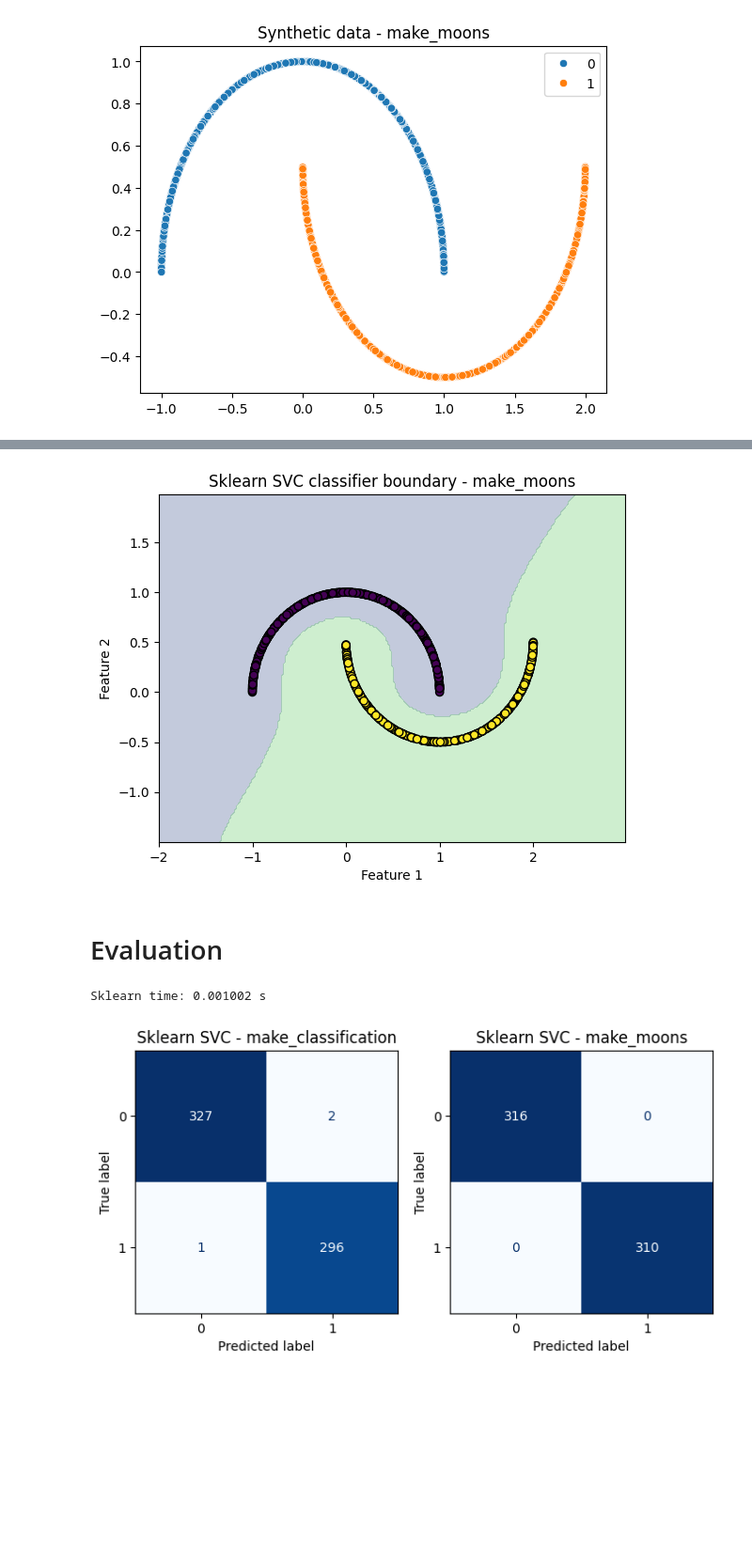
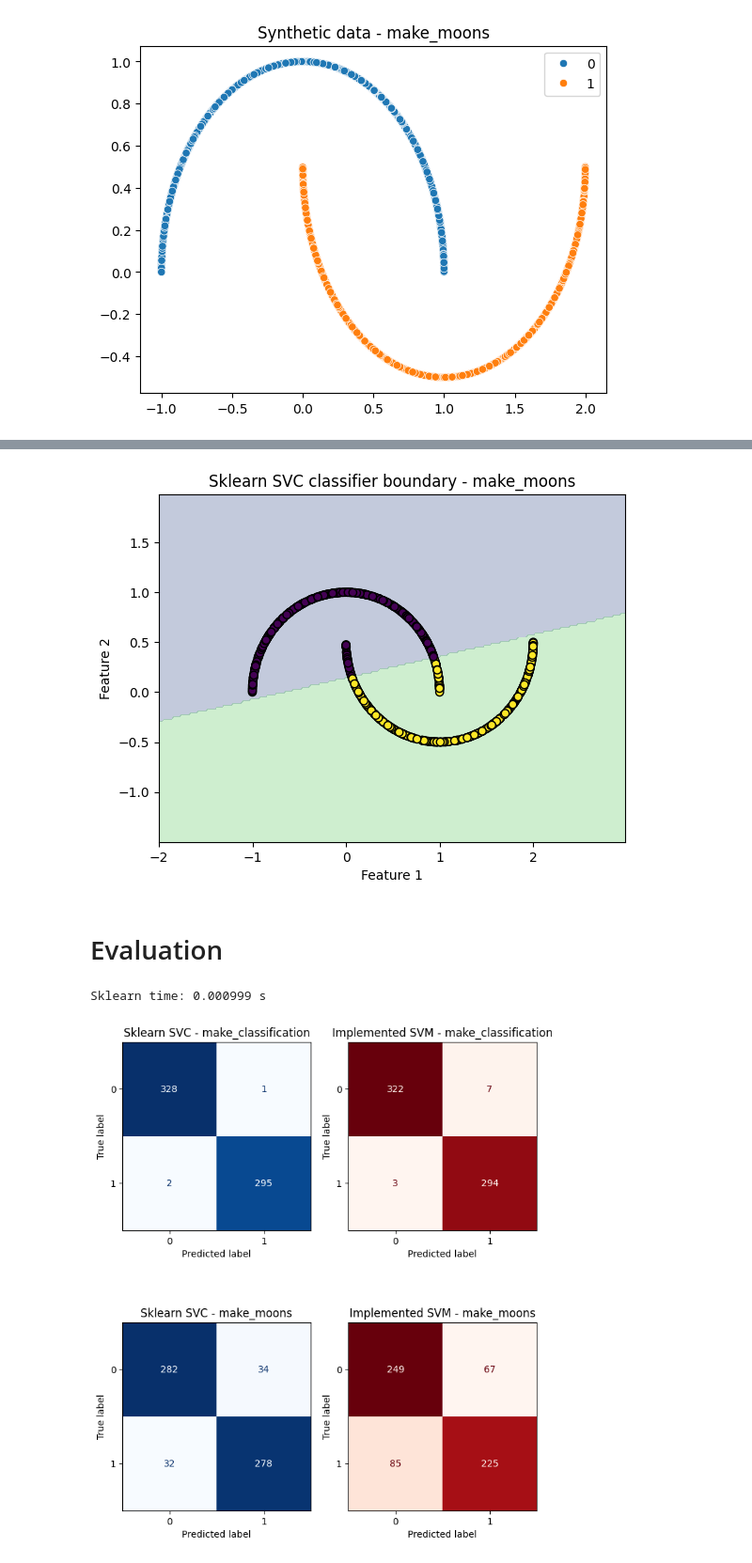
Before and after one commit to adamzsl/machine-learning, a Jupyter notebook: SVM/svm.ipynb, the cells around one changed output, grey strips where cells are left out. Shown: that part at 94% size. Drawn from its saved outputs; the diff is of its cells as text; code cells hidden in the pictures; blank space fills up the shorter version.

```diff
--- a/SVM/svm.ipynb
+++ b/SVM/svm.ipynb
@@ -67,0 +100,4 @@ def plot_decision_boundary_clf(X, y, clf, title=""):
+# %%
+K = X_train_scaled @ X_train_scaled.T
+Y = y_train_scaled.reshape(-1, 1) @ y_train_scaled.reshape(-1, 1).T
+K.shape, Y.shape
@@ -67,0 +187,15 @@ def plot_decision_boundary_clf(X, y, clf, title=""):
+# %%
+model = train_impl_svm(X_train_scaled, y_train)
+model_moons = train_impl_svm(Xm_train_scaled, ym_train)
+# %%
+y_test_scaled = np.where(y_test==1, 1, -1)
+ym_test_scaled = np.where(ym_test==1, 1, -1)
+
+y_pred_impl, y_score_impl = predict_impl_svm(model, X_test_scaled)
+accuracy_impl = accuracy_score(y_test_scaled, y_pred_impl)
+
+y_pred_impl_moons, y_score_impl_moons = predict_impl_svm(model_moons, Xm_test_scaled)
+accuracy_impl_moons = accuracy_score(ym_test_scaled, y_pred_impl_moons)
+
+print("Implemented SVM accuracy make_classification:", accuracy_impl)
+print("Implemented SVM accuracy make_moons:", accuracy_impl_moons)
@@ -70,11 +215,11 @@ def plot_decision_boundary_clf(X, y, clf, title=""):
 # %%
-clf = make_pipeline(StandardScaler(), SVC(gamma='auto'))
+clf = make_pipeline(StandardScaler(), SVC(kernel='linear'))
 clf.fit(X_train, y_train)
 y_pred_skl = clf.predict(X_test)
 y_score_skl = clf.decision_function(X_test)
 accuracy_skl = accuracy_score(y_test, y_pred_skl)
 
-clfm = make_pipeline(StandardScaler(), SVC(gamma='auto'))
+clfm = make_pipeline(StandardScaler(), SVC(kernel='linear'))
 clfm.fit(Xm_train, ym_train)
 ym_pred_skl = clfm.predict(Xm_test)
 ym_score_skl = clfm.decision_function(Xm_test)
@@ -92,7 +237,7 @@ plot_decision_boundary_clf(X_test, y_pred_sklean, clf, "Sklearn SVC classifier b
 # %%
-plot_decision_boundary_clf(Xm_test, ym_pred_sklean, clfm, "Sklearn SVC classifier boundary - make_moons")
+plot_decision_boundary_clf(Xm_test, ym_pred_skl, clfm, "Sklearn SVC classifier boundary - make_moons")
 # %% [output]
-[figure, old version]
+[figure, new version]
 # %% [markdown]
 # Evaluation
 # %%
@@ -103,24 +254,35 @@ sklearn_time = time.time() - start_time
 # %%
 print(f"Sklearn time: {sklearn_time:.6f} s")
+print(f"Implemented time: {implemented_time:.6f} s")
 # %% [output]
-Sklearn time: 0.001002 s
+Sklearn time: 0.000999 s
 # %%
-figure, axes = plt.subplots(1, 2, figsize=(8,10))
+figure, axes = plt.subplots(2, 2, figsize=(8,10))
 
 # make_classification dataset
 cm_skl = confusion_matrix(y_test, y_pred_skl)
 disp_skl = ConfusionMatrixDisplay(cm_skl)
-disp_skl.plot(ax=axes[0], cmap='Blues', colorbar=None)
-axes[0].set_title("Sklearn SVC - make_classification")
+disp_skl.plot(ax=axes[0,0], cmap='Blues', colorbar=None)
+axes[0,0].set_title("Sklearn SVC - make_classification")
+
+cm_impl = confusion_matrix(y_test_scaled, y_pred_impl)
+disp_impl = ConfusionMatrixDisplay(cm_impl)
+disp_impl.plot(ax=axes[0,1], cmap='Reds', colorbar=None)
+axes[0,1].set_title("Implemented SVM - make_classification")
 
 # make_moons dataset
 cm_skl_m = confusion_matrix(ym_test, ym_pred_skl)
 disp_skl_m = ConfusionMatrixDisplay(cm_skl_m)
-disp_skl_m.plot(ax=axes[1], cmap='Blues', colorbar=None)
-axes[1].set_title("Sklearn SVC - make_moons")
+disp_skl_m.plot(ax=axes[1,0], cmap='Blues', colorbar=None)
+axes[1,0].set_title("Sklearn SVC - make_moons")
+
+cm_impl_m = confusion_matrix(ym_test_scaled, y_pred_impl_moons)
+disp_impl_m = ConfusionMatrixDisplay(cm_impl_m)
+disp_impl_m.plot(ax=axes[1,1], cmap='Reds', colorbar=None)
+axes[1,1].set_title("Implemented SVM - make_moons")
 
 # plt.tight_layout()
 plt.show()
 # %% [output]
-[figure, old version]
+[figure, new version]
 # %%
```
Also changed, not shown: parts of 20 cells of this notebook.
